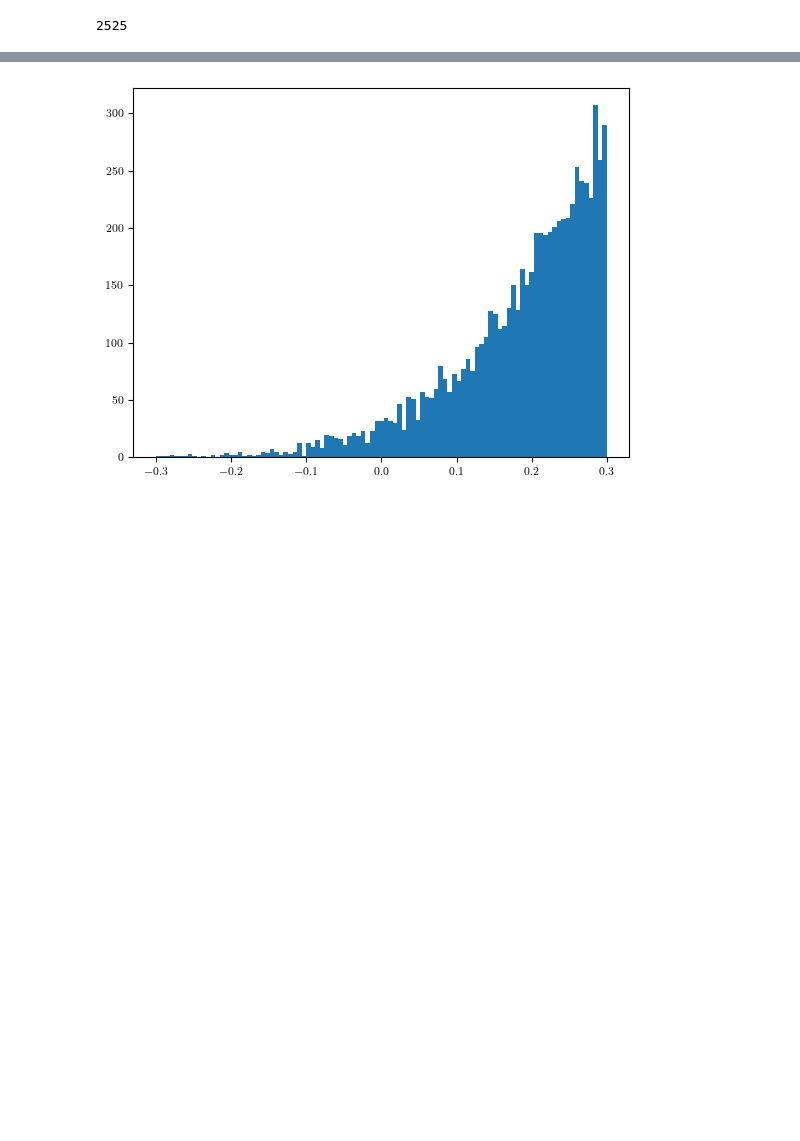
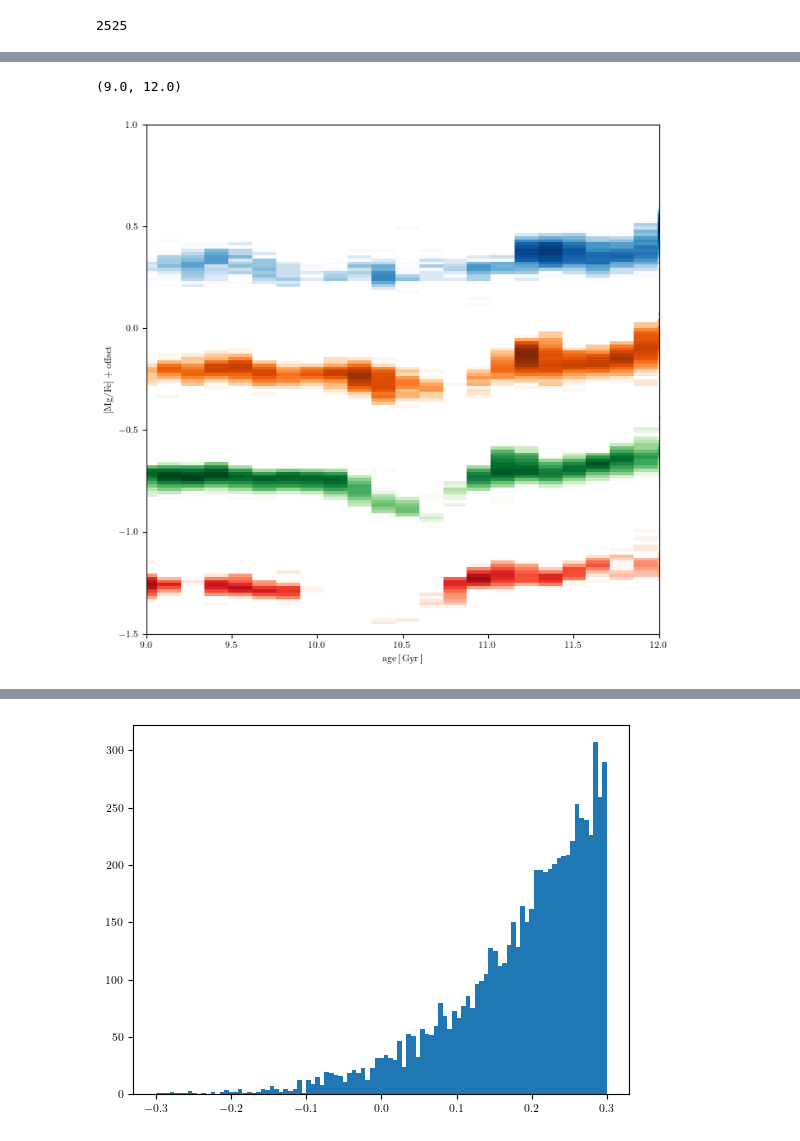
Before and after one commit to gusbeane/Mgdec, a Jupyter notebook: plots/fig1/fig1.ipynb, the cells around one changed output, grey strips where cells are left out. Saved outputs shown, nothing was run; the diff lists cells and outputs as text; code cells hidden in the pictures; blank space fills up the shorter version.

```diff
--- a/plots/fig1/fig1.ipynb
+++ b/plots/fig1/fig1.ipynb
@@ -144,7 +144,7 @@ def get_SFH(snapnum, subID, tbins, logFeH0_list, rhalf_fac=2):
     logMgH = np.log10(MgH)
     logMgFe = logMgH - logFeH
 
-    dlogFeH0 = 0.05
+    dlogFeH0 = 0.1
     keys = []
     for i,logFeH0 in enumerate(logFeH0_list):
         in_FeH  = np.logical_and(logFeH > logFeH0 - dlogFeH0/2, logFeH < logFeH0 + dlogFeH0/2)
@@ -157,7 +157,7 @@ def get_SFH(snapnum, subID, tbins, logFeH0_list, rhalf_fac=2):
 
         keys.append(key_)
 
-    return tcenter, sfh, tform, logFeH, logMgFe, minit, keys, is_star_in_SN
+    return tcenter, sfh, tform, logFeH, logMgFe, minit, keys, is_star_in_SN, dlogFeH0
 # %%
 # Now get APOKASC2 ages
 fname = '../../data/APOKASC3/Table4.data'
@@ -407,7 +408,7 @@ def get_sim_plot_data(subID, snapnum, slope=0, snapnum_slope=40, N_FeH=128, N_Mg
     t_snapnum = meta['time'][snapnum]
     tbins = np.linspace(0, t_snapnum, 100)
     tlim = [tbins[0], tbins[-1]]
-    tcenter, sfh, tform, logFeH, logMgFe, minit, keys, is_star_in_SN = \
+    tcenter, sfh, tform, logFeH, logMgFe, minit, keys, is_star_in_SN, dlogFeH0 = \
         get_SFH(snapnum, subID, tbins, logFeH0_list)
 
     # Add slope to MgFe
@@ -480,6 +481,9 @@ def get_sim_plot_data(subID, snapnum, slope=0, snapnum_slope=40, N_FeH=128, N_Mg
     out_slope['logMgFe'] = logMgFe_slope
     out_slope['H'] = H1
 
+    out['dlogFeH0'] = dlogFeH0
+    out_slope['dlogFeH0'] = dlogFeH0
+
     return out, out_slope
 # %%
 %%time
@@ -755,0 +764,55 @@ make_alpha_plot(MWdat, simdat, simdat_slope, save=True, add_obscut=0.25, age_err
+# %%
+dat = simdat
+logFeH_lim    = dat['logFeH_lim']
+logMgFe_lim   = dat['logMgFe_lim']
+logFeH0_list  = dat['logFeH0_list']
+N_FeH         = dat['N_FeH']
+N_MgFe        = dat['N_MgFe']
+FeH_centers   = dat['FeH_centers']
+MgFe_centers  = dat['MgFe_centers']
+logFeH        = dat['logFeH']
+logMgFe       = dat['logMgFe']
+keys          = dat['keys']
+H             = dat['H']
+is_obs        = dat['is_obs']
+
+tform = dat['tform']
+age   = meta['time'][99] - tform
+tbins = dat['tbins']
+tlim = [tbins[0], tbins[-1]]
+in_SN = dat['is_star_in_SN']
+
+dFeH  = (logFeH_lim[1]  - logFeH_lim[0])/N_FeH
+dMgFe = (logMgFe_lim[1] - logMgFe_lim[0])/N_MgFe
+
+from scipy.stats import binned_statistic
+
+# tbins = np.linspace(0, meta['time'][99], 10)
+
+fig, ax = plt.subplots(1, 1, figsize=(8, 8))
+
+cmaps = ['Blues', 'Oranges', 'Greens', 'Reds']
+cs    = [tb_c[0], tb_c[1], tb_c[4], tb_c[2]]
+
+doffset = -0.5
+
+offset = 0
+ybins = np.arange(logMgFe_lim[0]+doffset*3, logMgFe_lim[1] + dMgFe, dMgFe)
+
+for c, cmap, key, logFeH0 in zip(cs, cmaps, keys, logFeH0_list):
+    H, _, _, _ = binned_statistic_2d(age[key], logMgFe[key]+offset,
+                                         np.ones(np.sum(key))/dFeH/dMgFe,
+                                         statistic='sum', bins=[tbins, ybins])
+
+    im = ax.imshow(H.T, origin='lower', extent=[tlim[0],  tlim[1], ybins[0], ybins[-1]],
+                       cmap=cmap, norm=mpl.colors.LogNorm(vmin=None, vmax=None), interpolation='none')
+
+    offset += doffset
+
+ax.set_ylabel(r'$[\textrm{Mg}/\textrm{Fe}]+\textrm{offset}$')
+ax.set_xlabel(r'$\textrm{age}\,[\,\textrm{Gyr}\,]$')
+ax.set_aspect('auto')
+ax.set_xlim(9, 12)
+# %% [output]
+(9.0, 12.0)
+[figure, added]
```
Also changed, not shown: parts of 7 cells of this notebook, 3 other files.
